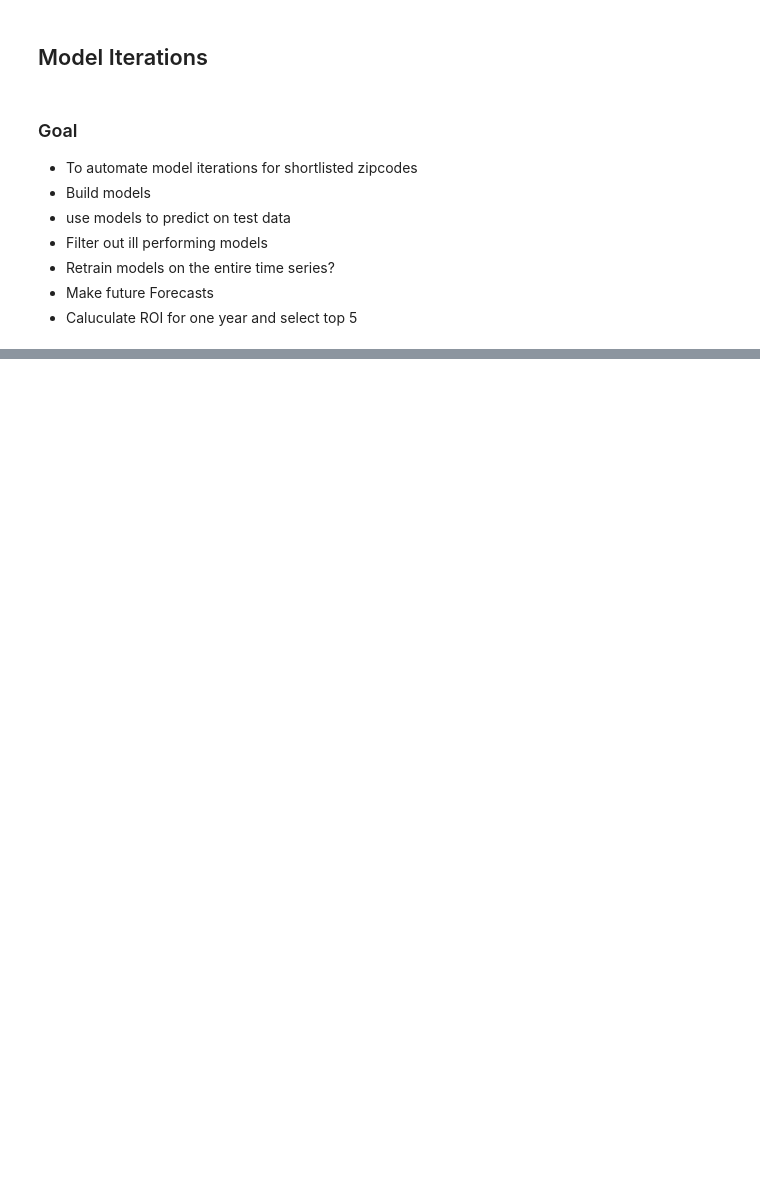
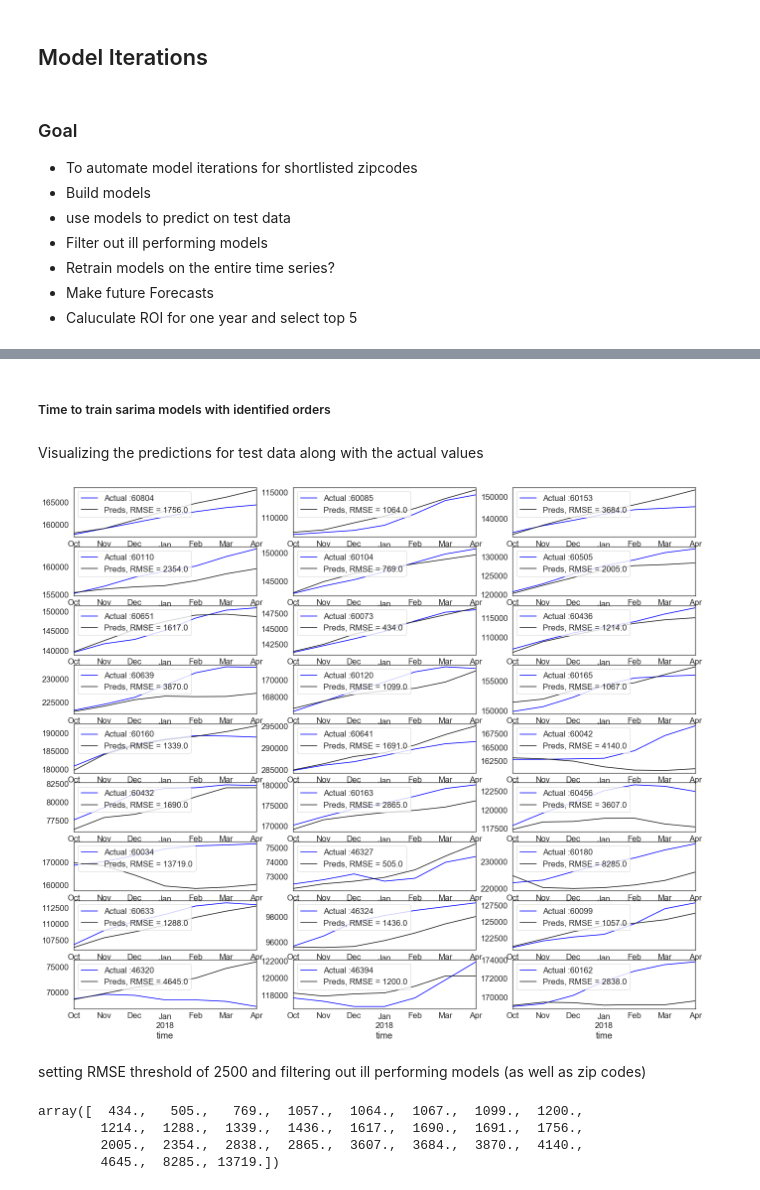
Before and after one commit to mattcarr17/time_series_project, a Jupyter notebook: notebooks/exploratory/04_ll_models.ipynb, the cells around one changed output, grey strips where cells are left out. Cells and saved outputs as stored; diff of their text form; code cells hidden in the pictures; blank space fills up the shorter version.

```diff
--- a/notebooks/exploratory/04_ll_models.ipynb
+++ b/notebooks/exploratory/04_ll_models.ipynb
@@ -120,0 +111,3 @@ sorted_list = sorted(dict_name, key= lambda x: x[1], reverse=True)
+# %%
+for i in data:
+    data[i].replace(1., np.NaN, inplace = True)
@@ -120,0 +130,9 @@ sorted_list = sorted(dict_name, key= lambda x: x[1], reverse=True)
+# %%
+def train_test_split(df, train_start, test_start):
+
+    train = df[train_start:test_start]
+    test = df[test_start:]
+
+    return train, test
+# %%
+train, test = train_test_split(data, '2013-01-01', '2017-10-01')
@@ -120,0 +204,34 @@ sorted_list = sorted(dict_name, key= lambda x: x[1], reverse=True)
+# %% [markdown]
+##### Time to train sarima models with identified orders
+# %%
+sarima_test_predictions = []
+sarima_models = []
+for i in range(len(regions)):
+    model = SARIMAX(train.iloc[:, i], order=sarimax_orders[i][0],
+                    seasonal_order=sarimax_orders[i][1],
+                    enforce_invertibility=False, enforce_stationarity=False).fit()
+    test_preds = model.predict(start=test.iloc[:, i].index[0],
+                               end=test.iloc[:, i].index[-1], typ='levels')
+    sarima_test_predictions.append(test_preds)
+    sarima_models.append(model)
+# %% [markdown]
+Visualizing the predictions for test data along with the actual values
+# %%
+sns.set(font_scale=1.5)
+sns.set_style('white')
+pd.plotting.register_matplotlib_converters()
+fig, ax = plt.subplots(9, 3, figsize=(20, 18))
+i = 0
+for row in range(9):
+    for col in range(3):
+        err = round(np.sqrt(mse(test.iloc[:, i], sarima_test_predictions[i])),0)
+        test.iloc[:, i].plot(ax=ax[row][col], color='blue',
+                             label='Actual :' + str(regions[i]))
+        sarima_test_predictions[i].plot(ax=ax[row][col], color='k',
+                                        label='Preds, RMSE = ' + str(err))
+        ax[row][col].legend(loc='upper left')
+        i += 1
+# %% [output]
+[figure, added]
+# %% [markdown]
+setting RMSE threshold of 2500 and filtering out ill performing models (as well as zip codes)
@@ -120,0 +246,7 @@ sorted_list = sorted(dict_name, key= lambda x: x[1], reverse=True)
+# %%
+np.sort(rmse)
+# %% [output]
+array([  434.,   505.,   769.,  1057.,  1064.,  1067.,  1099.,  1200.,
+        1214.,  1288.,  1339.,  1436.,  1617.,  1690.,  1691.,  1756.,
+        2005.,  2354.,  2838.,  2865.,  3607.,  3684.,  3870.,  4140.,
+        4645.,  8285., 13719.])
```
Also changed, not shown: parts of 63 cells of this notebook, 6 other files.
